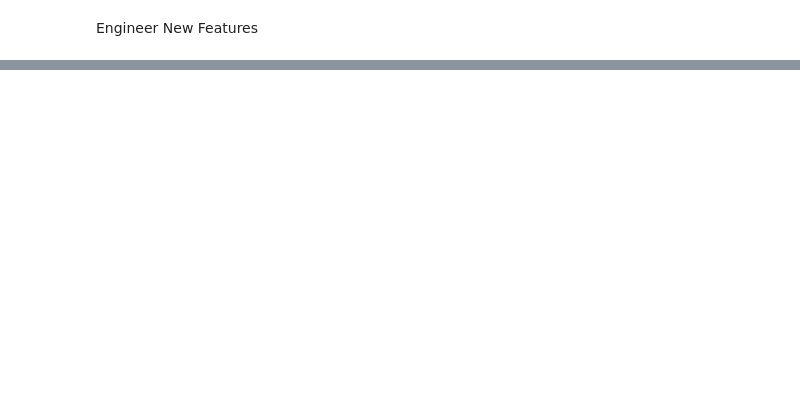
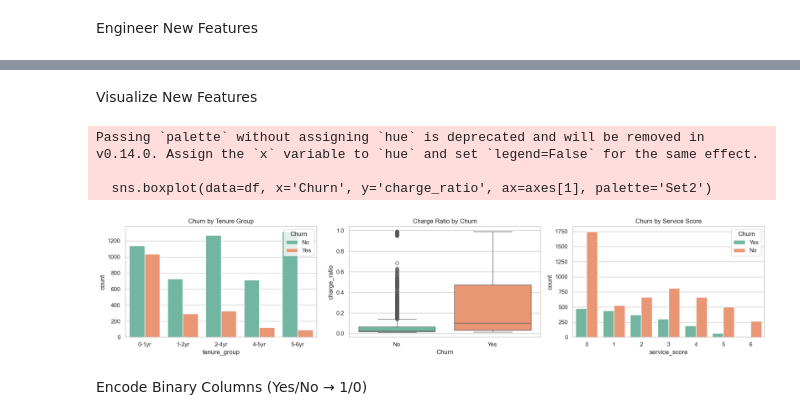
Before and after one commit to Jagmohan-Prajapati/customer-churn-prediction, a Jupyter notebook: notebooks/02_feature_engineering.ipynb, the cells around one changed output, grey strips where cells are left out. Cells and saved outputs as stored; diff of their text form; code cells hidden in the pictures; blank space fills up the shorter version.

Commit message:
feat: feature engineering — encoding, new features (tenure_group, charge_ratio, service_score), processed data saved

```diff
--- a/notebooks/02_feature_engineering.ipynb
+++ b/notebooks/02_feature_engineering.ipynb
@@ -2,4 +18,4 @@
 Handle Missing Values
 # %%
 df['TotalCharges'] = pd.to_numeric(df['TotalCharges'], errors='coerce')
-df['TotalCharges'].fillna(df['TotalCharges'].median(), inplace=True)
+df['TotalCharges'] = df['TotalCharges'].fillna(df['TotalCharges'].median())
@@ -6,14 +30,21 @@ df['TotalCharges'].fillna(df['TotalCharges'].median(), inplace=True)
 # %% [markdown]
 Engineer New Features
 # %%
-# Tenure bucket
-df['tenure_group'] = pd.cut(df['tenure'], bins=[0,12,24,48,60,72],
-                             labels=['0-1yr','1-2yr','2-4yr','4-5yr','5-6yr'])
+# Feature 1: Tenure Group (bucket continuous tenure into lifecycle stages)
+df['tenure_group'] = pd.cut(
+    df['tenure'],
+    bins=[0, 12, 24, 48, 60, 72],
+    labels=['0-1yr', '1-2yr', '2-4yr', '4-5yr', '5-6yr']
+)
 
-# Monthly to Total charge ratio
+# Feature 2: Charge Ratio (monthly charges relative to total — detects recent price increases)
 df['charge_ratio'] = df['MonthlyCharges'] / (df['TotalCharges'] + 1)
 
-# Service count score
-service_cols = ['PhoneService','OnlineSecurity','OnlineBackup',
-                'DeviceProtection','TechSupport','StreamingTV','StreamingMovies']
+# Feature 3: Service Score (how many add-on services does the customer have?)
+service_cols = ['OnlineSecurity', 'OnlineBackup', 'DeviceProtection',
+                'TechSupport', 'StreamingTV', 'StreamingMovies']
 df['service_score'] = df[service_cols].apply(lambda x: (x == 'Yes').sum(), axis=1)
+
+print("New features added. Shape:", df.shape)
+print("\nTenure Group distribution:\n", df['tenure_group'].value_counts())
+print("\nService Score distribution:\n", df['service_score'].value_counts().sort_index())
@@ -19,0 +69,27 @@ df['service_score'] = df[service_cols].apply(lambda x: (x == 'Yes').sum(), axis=
+# %% [markdown]
+Visualize New Features
+# %%
+fig, axes = plt.subplots(1, 3, figsize=(18, 4))
+
+# Tenure group vs churn
+sns.countplot(data=df, x='tenure_group', hue='Churn', ax=axes[0], palette='Set2')
+axes[0].set_title('Churn by Tenure Group')
+
+# Charge ratio vs churn
+sns.boxplot(data=df, x='Churn', y='charge_ratio', ax=axes[1], palette='Set2')
+axes[1].set_title('Charge Ratio by Churn')
+
+# Service score vs churn
+sns.countplot(data=df, x='service_score', hue='Churn', ax=axes[2], palette='Set2')
+axes[2].set_title('Churn by Service Score')
+
+plt.tight_layout()
+plt.savefig('../data/new_features.png', dpi=150)
+plt.show()
+# %% [output]
+Passing `palette` without assigning `hue` is deprecated and will be removed in v0.14.0. Assign the `x` variable to `hue` and set `legend=False` for the same effect.
+
+  sns.boxplot(data=df, x='Churn', y='charge_ratio', ax=axes[1], palette='Set2')
+[figure, added]
+# %% [markdown]
+Encode Binary Columns (Yes/No → 1/0)
```
Also changed, not shown: parts of 17 cells of this notebook, 4 other files.
